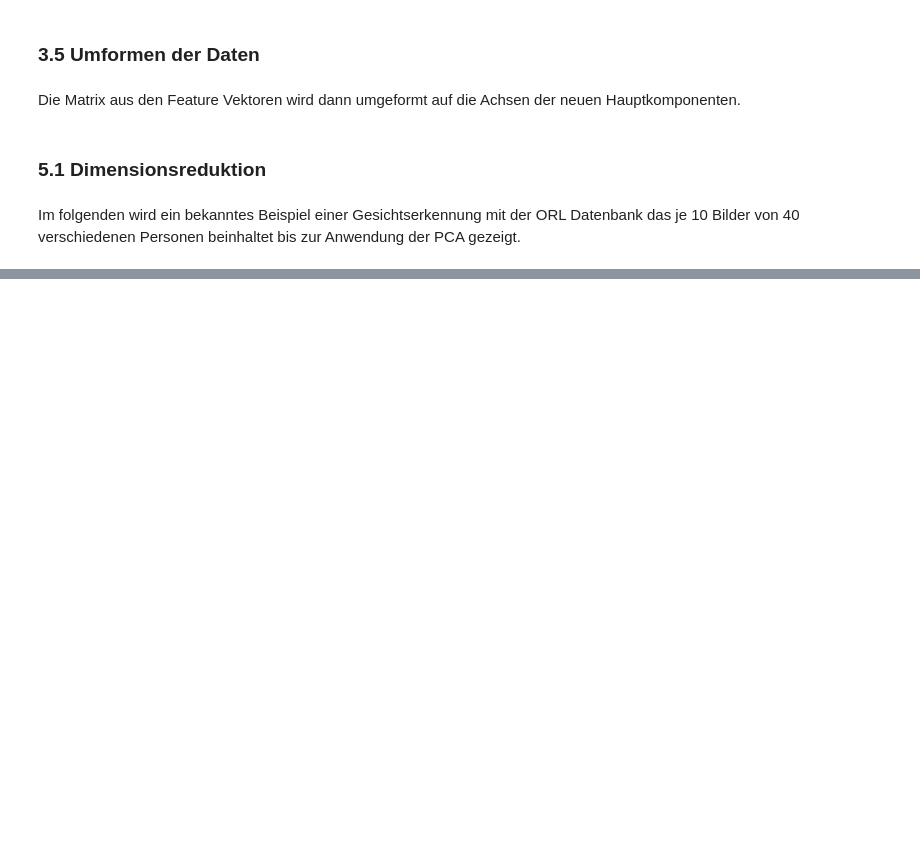
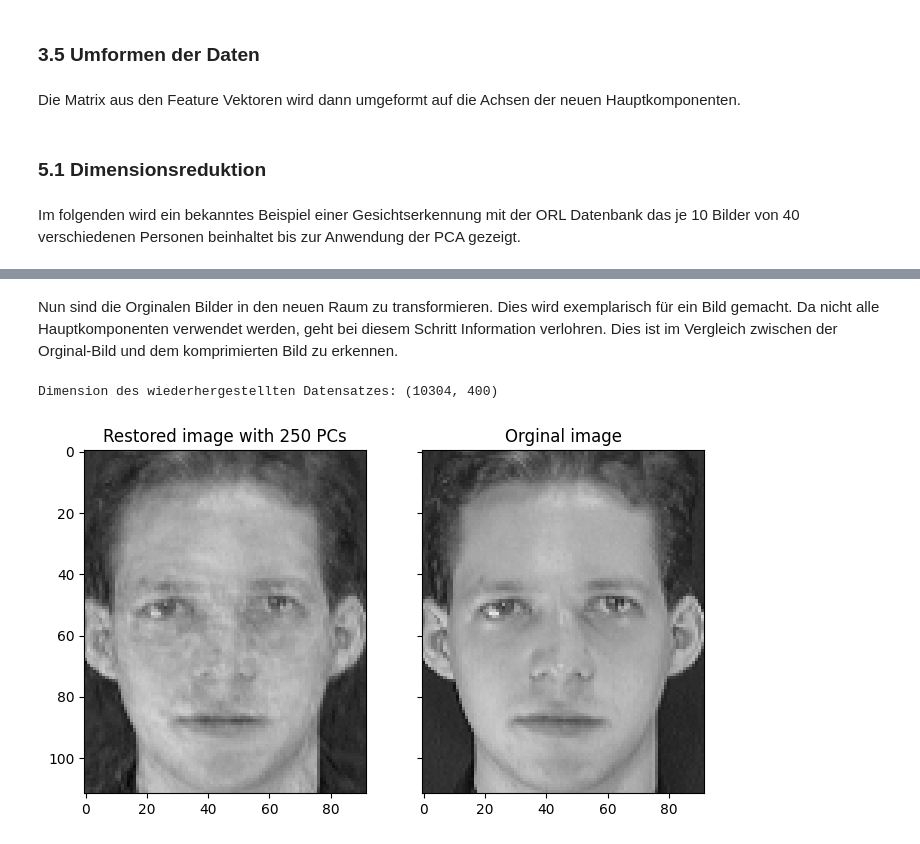
Before and after one commit to MoritzMSP/DHBW_AML, a Jupyter notebook: PCA.ipynb, the cells around one changed output, grey strips where cells are left out. Cells and saved outputs as stored; diff of their text form; code cells hidden in the pictures; blank space fills up the shorter version.

```diff
--- a/PCA.ipynb
+++ b/PCA.ipynb
@@ -200,0 +292,30 @@ Nun sind die Orginalen Bilder in den neuen Raum zu transformieren. Dies wird exe
+# %% [markdown]
+Nun sind die Orginalen Bilder in den neuen Raum zu transformieren. Dies wird exemplarisch für ein Bild gemacht. Da nicht alle Hauptkomponenten verwendet werden, geht bei diesem Schritt Information verlohren. Dies ist im Vergleich zwischen der Orginal-Bild und dem komprimierten Bild zu erkennen.
+# %%
+#Umformen eines Bilds & Vergleich der Bilder
+restoredImages = np.matmul(featureVektor.transpose(), transformedImages).transpose()
+print("Dimension des wiederhergestellten Datensatzes:", restoredImages.shape) #Vergleich zu oben: Dimensionalität gleich
+
+#Darstellen eines Bildes aus Orginal Datensatz und wiederhergestellten Datensatz
+imgIndex = 0
+
+orginalImg = np.zeros((yPixel, xPixel))
+restoredImg = np.zeros((yPixel, xPixel))
+
+index = 0
+for i in range(yPixel):
+    for j in range(xPixel):
+        orginalImg[i,j] = data[index, imgIndex]
+        restoredImg[i,j] = restoredImages[index, imgIndex]
+        index = index + 1
+
+fig, axes = plt.subplots(1,2,sharex=True,sharey=True,figsize=(8,6))
+axes[0].imshow(restoredImg, cmap='gray', vmin=0, vmax=255)
+axes[0].set_title("Restored image with " + str(n) + " PCs")
+axes[1].imshow(orginalImg, cmap='gray', vmin=0, vmax=255)
+axes[1].set_title('Orginal image')
+plt.savefig('Figures/Bildkompression.pdf')
+plt.show()
+# %% [output]
+Dimension des wiederhergestellten Datensatzes: (10304, 400)
+[figure, added]
```
Also changed, not shown: parts of 19 cells of this notebook, 3 other files.
